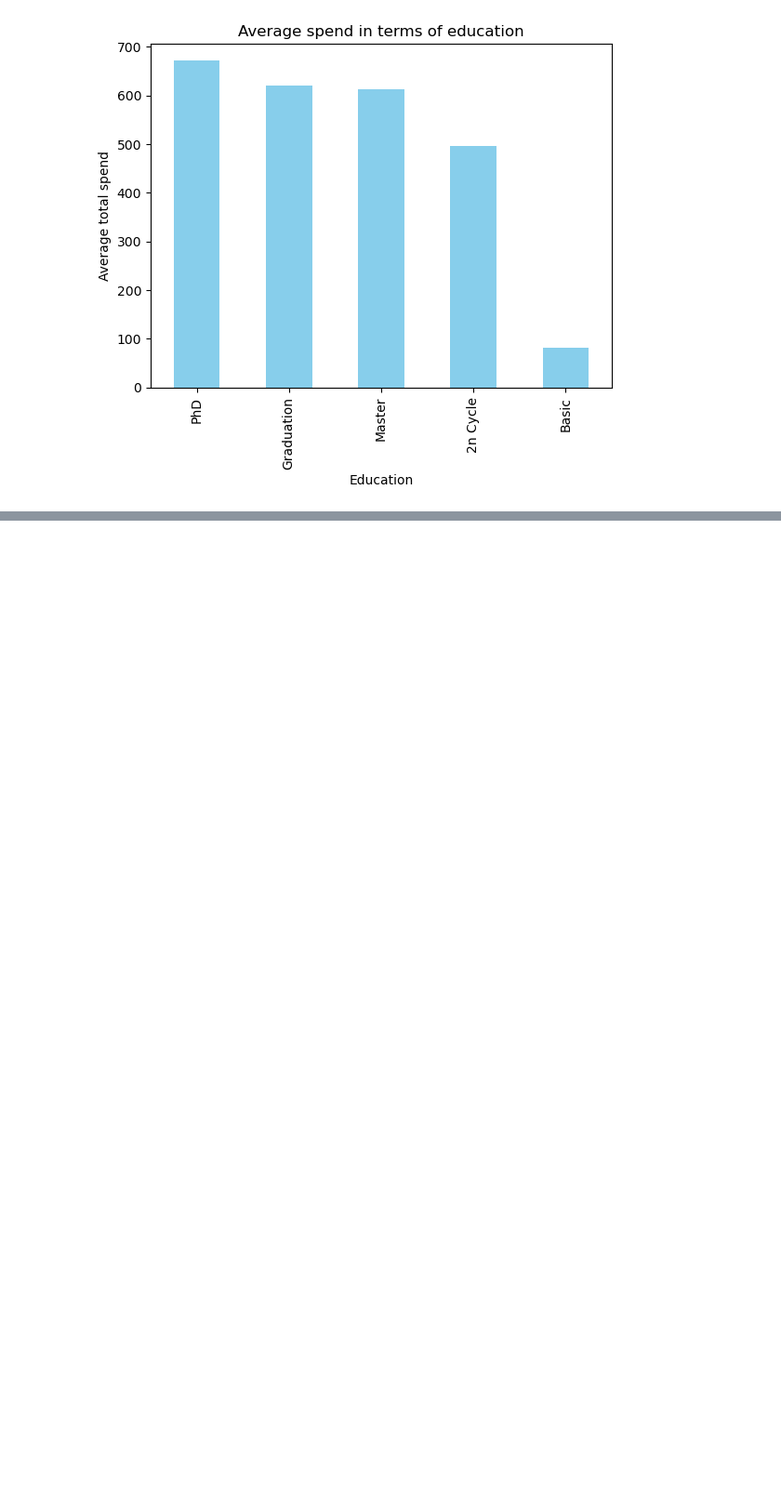
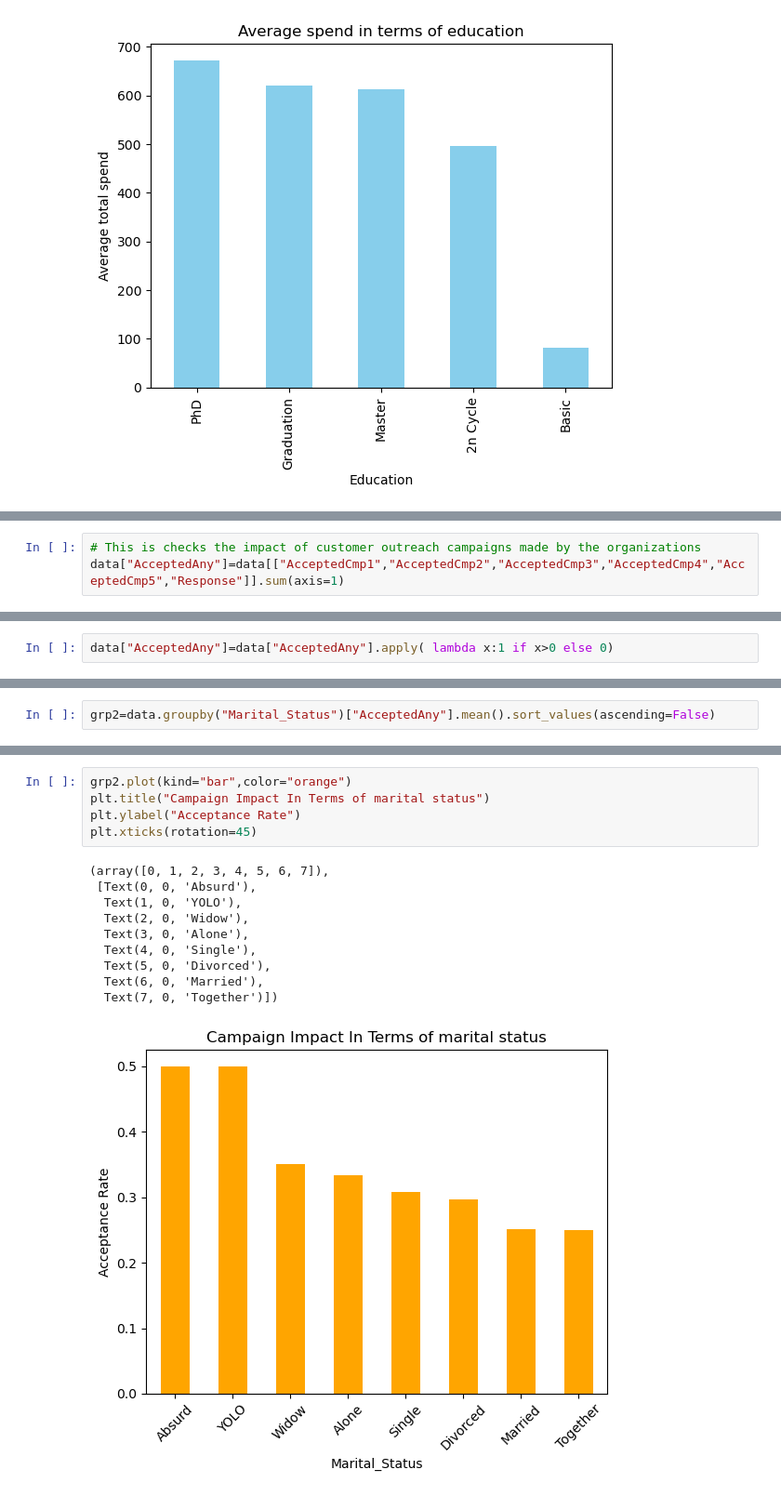
Before and after one commit to dsanmol/Customer_Segmentation_Analysis, a Jupyter notebook: model_train_analysis.ipynb, the cells around one changed output, grey strips where cells are left out. Shown at 93% size. Cells and saved outputs as stored; diff of their text form; blank space fills up the shorter version.

```diff
--- a/model_train_analysis.ipynb
+++ b/model_train_analysis.ipynb
@@ -321,0 +339,3 @@ Text(0, 0.5, 'Average total spend')
+# %%
+# This is checks the impact of customer outreach campaigns made by the organizations
+data["AcceptedAny"]=data[["AcceptedCmp1","AcceptedCmp2","AcceptedCmp3","AcceptedCmp4","AcceptedCmp5","Response"]].sum(axis=1)
@@ -321,0 +346,2 @@ Text(0, 0.5, 'Average total spend')
+# %%
+data["AcceptedAny"]=data["AcceptedAny"].apply( lambda x:1 if x>0 else 0)
@@ -321,0 +352,2 @@ Text(0, 0.5, 'Average total spend')
+# %%
+grp2=data.groupby("Marital_Status")["AcceptedAny"].mean().sort_values(ascending=False)
@@ -321,0 +367,16 @@ Text(0, 0.5, 'Average total spend')
+# %%
+grp2.plot(kind="bar",color="orange")
+plt.title("Campaign Impact In Terms of marital status")
+plt.ylabel("Acceptance Rate")
+plt.xticks(rotation=45)
+# %% [output]
+(array([0, 1, 2, 3, 4, 5, 6, 7]),
+ [Text(0, 0, 'Absurd'),
+  Text(1, 0, 'YOLO'),
+  Text(2, 0, 'Widow'),
+  Text(3, 0, 'Alone'),
+  Text(4, 0, 'Single'),
+  Text(5, 0, 'Divorced'),
+  Text(6, 0, 'Married'),
+  Text(7, 0, 'Together')])
+[figure, added]
```
Also changed, not shown: parts of 10 cells of this notebook.
